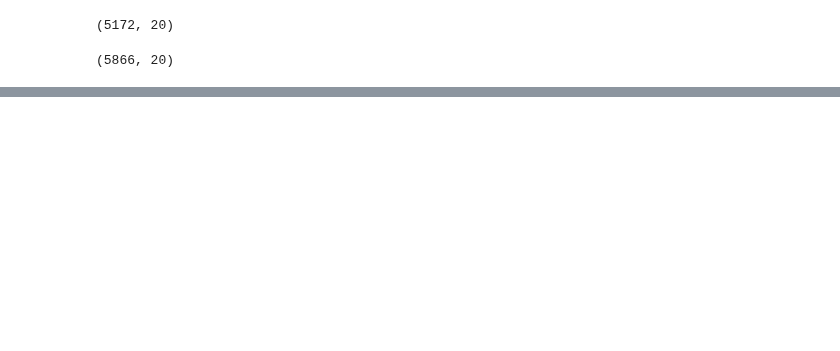
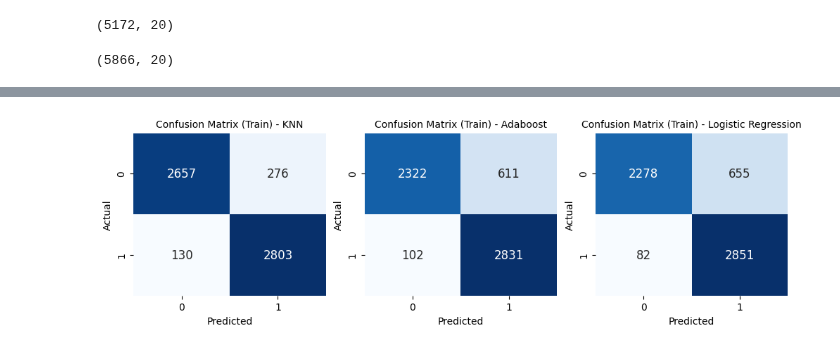
Before and after one commit to asheta66/Machine-Learning-2024, a Jupyter notebook: Spam_classification_22.ipynb, the cells around one changed output, grey strips where cells are left out. Saved outputs shown, nothing was run; the diff lists cells and outputs as text; code cells hidden in the pictures; blank space fills up the shorter version.

```diff
--- a/Spam_classification_22.ipynb
+++ b/Spam_classification_22.ipynb
@@ -266,0 +142,81 @@ Accuracy Metrics:
+# %%
+import numpy as np
+import matplotlib.pyplot as plt
+from sklearn.datasets import load_diabetes
+from sklearn.model_selection import train_test_split
+from sklearn.preprocessing import StandardScaler
+from sklearn.metrics import confusion_matrix, roc_curve, roc_auc_score, auc
+from sklearn.neighbors import KNeighborsClassifier
+from sklearn.ensemble import AdaBoostClassifier
+from sklearn.linear_model import LogisticRegression
+import seaborn as sns
+
+# ... Rest of your code ...
+
+# Create an empty dictionary to store ROC curve data
+roc_data = {}
+
+# Train and predict with your models
+plt.figure(figsize=(12, 3))
+
+for i, (name, model) in enumerate(models.items(), 1):
+    plt.subplot(1, 3, i)
+    model.fit(X_train, y_train)
+    y_train_pred = model.predict(X_train)
+    y_test_pred = model.predict(X_test)
+
+    cm_train = confusion_matrix(y_train, y_train_pred)
+    cm_test = confusion_matrix(y_test, y_test_pred)
+
+    # Calculate ROC curve and AUC
+    fpr_train, tpr_train, _ = roc_curve(y_train, model.predict_proba(X_train)[:, 1])
+    roc_auc_train = auc(fpr_train, tpr_train)
+
+    fpr_test, tpr_test, _ = roc_curve(y_test, model.predict_proba(X_test)[:, 1])
+    roc_auc_test = auc(fpr_test, tpr_test)
+
+    roc_data[name] = {
+        'fpr_train': fpr_train,
+        'tpr_train': tpr_train,
+        'roc_auc_train': roc_auc_train,
+        'fpr_test': fpr_test,
+        'tpr_test': tpr_test,
+        'roc_auc_test': roc_auc_test
+    }
+
+    # Plot confusion matrix for training
+    plt.subplot(1, 3, i)
+    sns.heatmap(cm_train, annot=True, fmt='d', cmap='Blues', cbar=False, annot_kws={"size": 12})
+    plt.title(f'Confusion Matrix (Train) - {name}', fontsize=10)
+    plt.xlabel('Predicted')
+    plt.ylabel('Actual')
+
+    # ... Rest of the code for confusion matrix
+
+# Save the confusion matrix plot
+plt.savefig('confusion_matrix_plot.png')
+
+# Create a new figure for ROC curves
+plt.figure(figsize=(5, 4))
+
+# Plot ROC curves for all models
+for name, data in roc_data.items():
+    plt.plot(data['fpr_test'], data['tpr_test'], lw=2, label=f'{name} - AUC = {data["roc_auc_test"]:.2f}')
+
+# Plot the diagonal (random classifier)
+plt.plot([0, 1], [0, 1], color='gray', linestyle='--')
+
+plt.xlim([0.0, 1.0])
+plt.ylim([0.0, 1.05])
+plt.xlabel('False Positive Rate')
+plt.ylabel('True Positive Rate')
+plt.title('ROC Curves for Classification Models', fontsize= 10)
+plt.legend(loc='lower right')
+
+# Save the ROC curve plot
+plt.savefig('roc_curve_plot.png')
+
+# Show the ROC curve plot
+plt.show()
+# %% [output]
+[figure, added]
```
Also changed, not shown: parts of 5 cells of this notebook.
